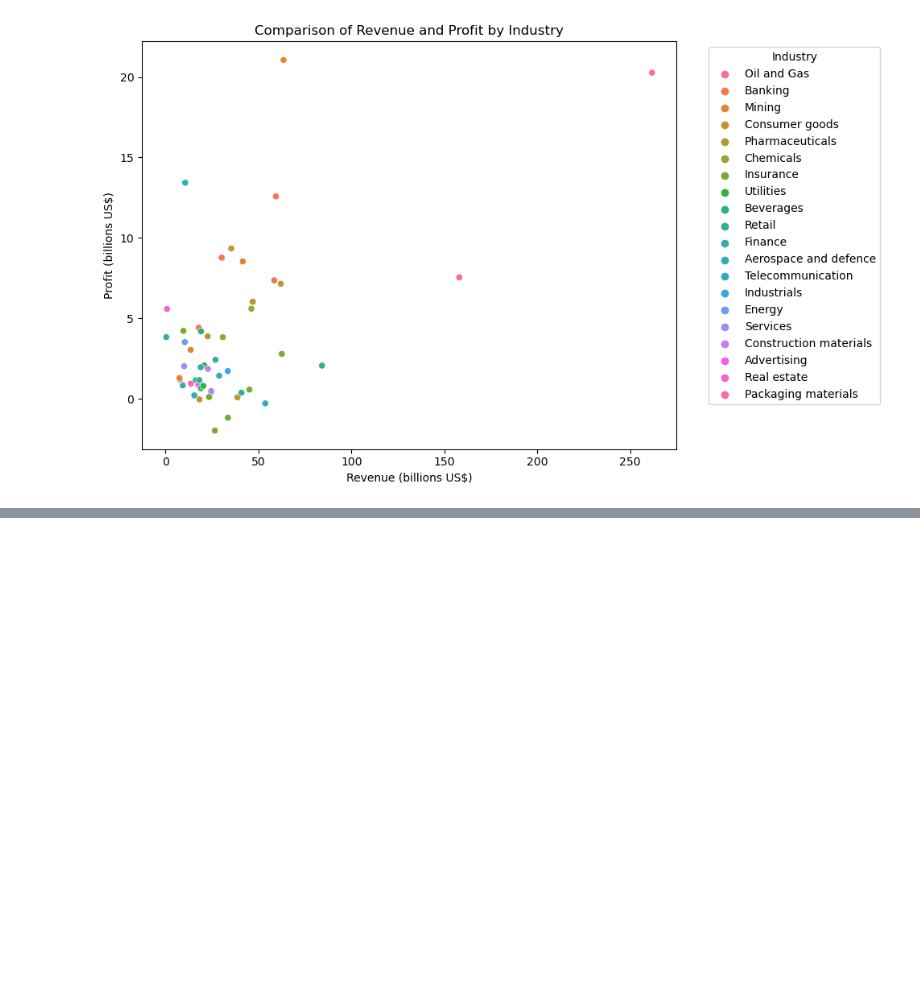
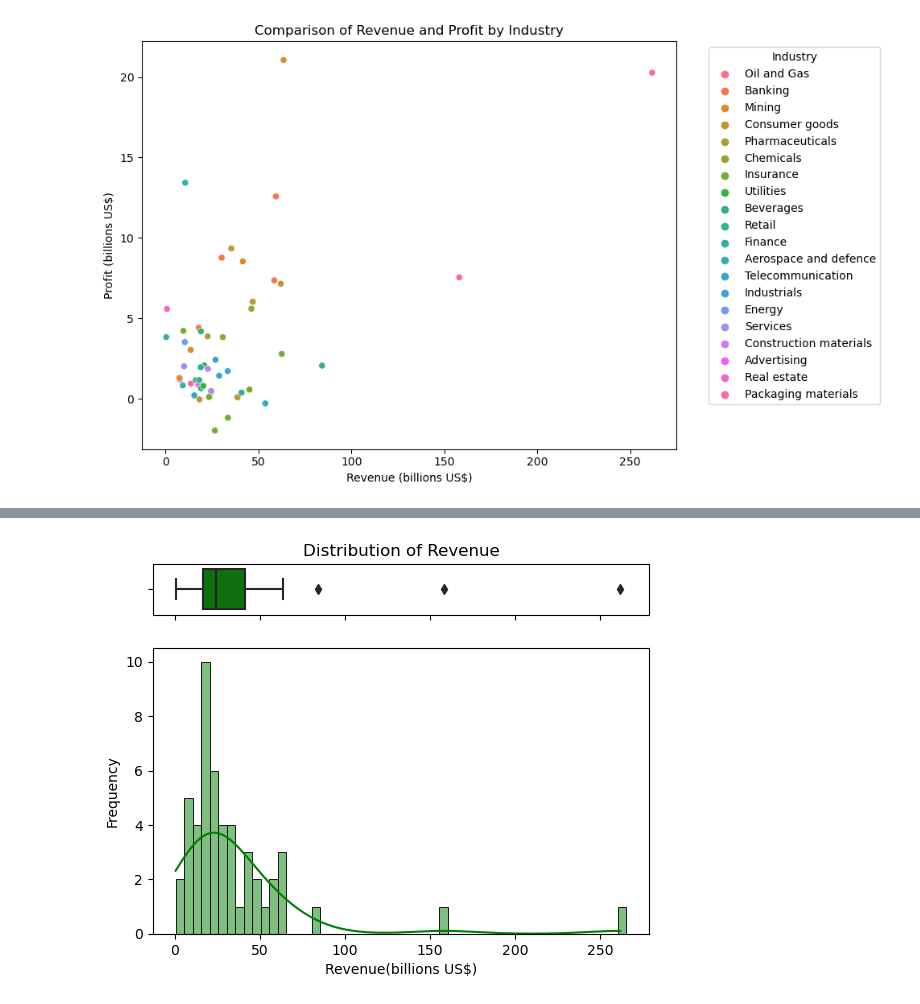
Before and after one commit to Hari-Gupta145/Largest-companies-in-the-UK, a Jupyter notebook: modeling_data.ipynb, the cells around one changed output, grey strips where cells are left out. Cells and saved outputs as stored; diff of their text form; code cells hidden in the pictures; blank space fills up the shorter version.

Commit message:
added histogram with boxplot above it

```diff
--- a/modeling_data.ipynb
+++ b/modeling_data.ipynb
@@ -5,7 +5,7 @@ import seaborn as sns
 from matplotlib import pyplot as plt
 # %%
 #Importing scraped data into dataframe
-company_data = pd.read_csv("/Users/harigupta/Desktop/Data_science_for_Economics/EmpiricalProject/largest_companies_UK.csv")
+company_data = pd.read_csv("/Users/harigupta/Desktop/Data_science_for_Economics/EmpiricalProject/largest_UK_companies.csv")
 # %%
 company_data.head()
 # %% [output]
@@ -154,0 +176,14 @@ plt.show()
+# %%
+# Create 2 subplots with a shared x-axis
+fig, (ax_box, ax_hist) = plt.subplots(2, gridspec_kw={"height_ratios": (.15, .85)}, sharex=True)
+
+sns.boxplot(x=company_data['Revenue(billions US$)'], ax=ax_box, color='green')
+sns.histplot(company_data['Revenue(billions US$)'], binwidth=5, kde=True, color='green', ax=ax_hist)
+
+ax_box.set(title='Distribution of Revenue', xlabel='')
+ax_box.set(xlabel='Revenue (billions US$)')
+ax_hist.set(ylabel='Frequency')
+ax_box.set(xlabel='')
+plt.show()
+# %% [output]
+[figure, added]
```
Also changed, not shown: parts of 12 cells of this notebook.
